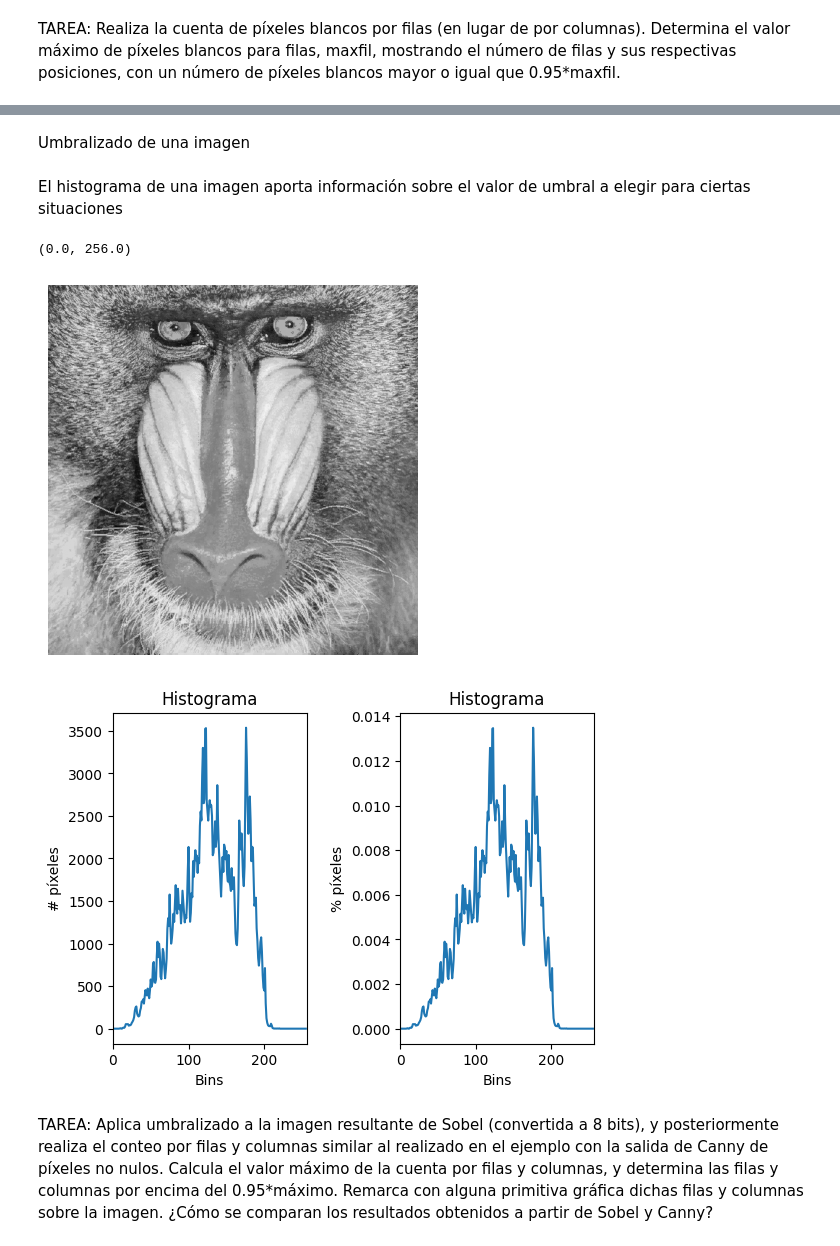
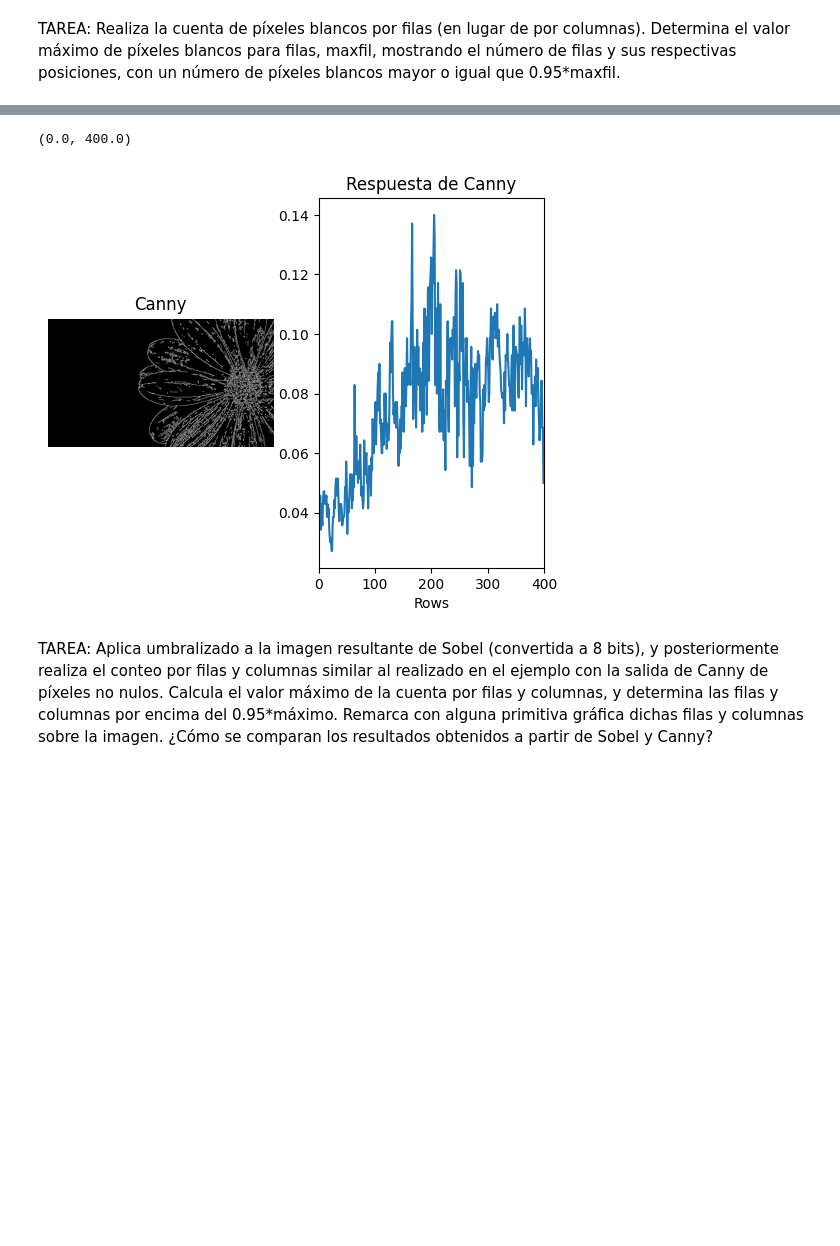
Before and after one commit to DanielFabelo/VC, a Jupyter notebook: P2/VC_P2.ipynb, the cells around one changed output, grey strips where cells are left out. Saved outputs shown, nothing was run; the diff lists cells and outputs as text; code cells hidden in the pictures; blank space fills up the shorter version.

```diff
--- a/P2/VC_P2.ipynb
+++ b/P2/VC_P2.ipynb
@@ -173,2 +8,0 @@ Tipo de datos, valor mínimo y máximo en sobel8np: uint8, 0, 254
-# %% [markdown]
-Umbralizado de una imagen
@@ -194,36 +9,33 @@ plt.show()
-# %% [markdown]
-El histograma de una imagen aporta información sobre el valor de umbral a elegir para ciertas situaciones
-# %%
-#Cálculo del histograma de una imagen en escala de grises
-hist = cv2.calcHist([gris], [0], None, [256], [0, 256])
-
-plt.figure()
-plt.axis("off")
-plt.imshow(gris, cmap='gray')
-
-# Histograma sin normalizar
-plt.figure()
-plt.subplot(1, 2, 1)
-plt.title("Histograma")
-plt.xlabel("Bins")
-plt.ylabel("# píxeles")
-plt.plot(hist)
-plt.xlim([0, 256])
-
-#Normaliza el histograma en base al número de píxeles y lo muestra
-hist /= hist.sum()
-
-plt.subplot(1, 2, 2)
-plt.title("Histograma")
-plt.xlabel("Bins")
-plt.ylabel("% píxeles")
-plt.tight_layout(pad=3.0) #separación entre plots
-plt.plot(hist)
-plt.xlim([0, 256])
-# %% [output]
-(0.0, 256.0)
-[figure, removed]
-[figure, removed]
+# %%
+#Lee imagen de archivo
+img = cv2.imread('../P2/img_prova_VC.jpg')
+
+gris = cv2.cvtColor(img, cv2.COLOR_BGR2GRAY)
+
+#Obtiene contornos con el operador de Canny
+canny = cv2.Canny(gris, 100, 200)
+
+row_counts = cv2.reduce(canny, 1, cv2.REDUCE_SUM, dtype=cv2.CV_32SC1)
+
+rows = row_counts[:,0] / (255 * canny.shape[1])
+
+#Muestra dicha cuenta gráficamente
+plt.figure()
+plt.subplot(1, 2, 1)
+plt.axis("off")
+plt.title("Canny")
+plt.imshow(canny, cmap='gray')
+
+plt.subplot(1, 2, 2)
+plt.title("Respuesta de Canny")
+plt.xlabel("Rows")
+plt.ylabel("% píxeles")
+plt.plot(rows)
+#Rango en x definido por las columnas
+plt.xlim([0, canny.shape[0]])
+# %% [output]
+(0.0, 400.0)
+[figure, added]
 # %% [markdown]
 TAREA: Aplica umbralizado a la imagen resultante de Sobel (convertida a 8 bits), y posteriormente realiza el conteo por filas y columnas similar al realizado en el ejemplo con la salida de Canny de píxeles no nulos. Calcula el valor máximo de la cuenta por filas y columnas, y determina las filas y columnas por encima del 0.95*máximo. Remarca con alguna primitiva gráfica dichas filas y columnas sobre la imagen. ¿Cómo se comparan los resultados obtenidos a partir de Sobel y Canny?
 # %%
```
Also changed, not shown: parts of 20 cells of this notebook.
